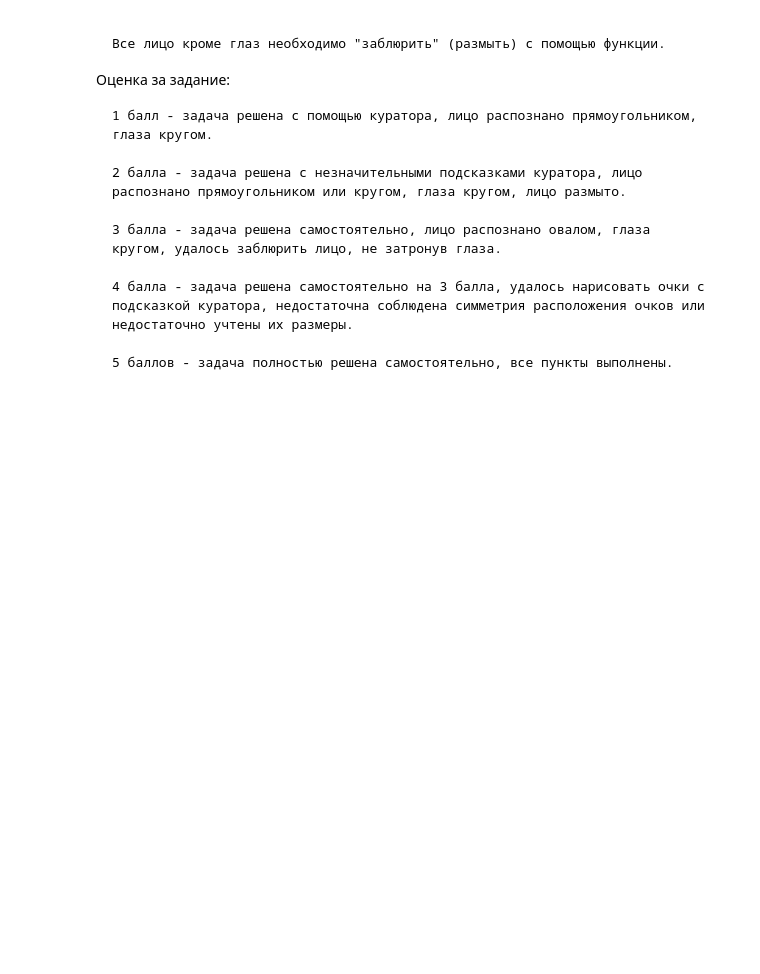
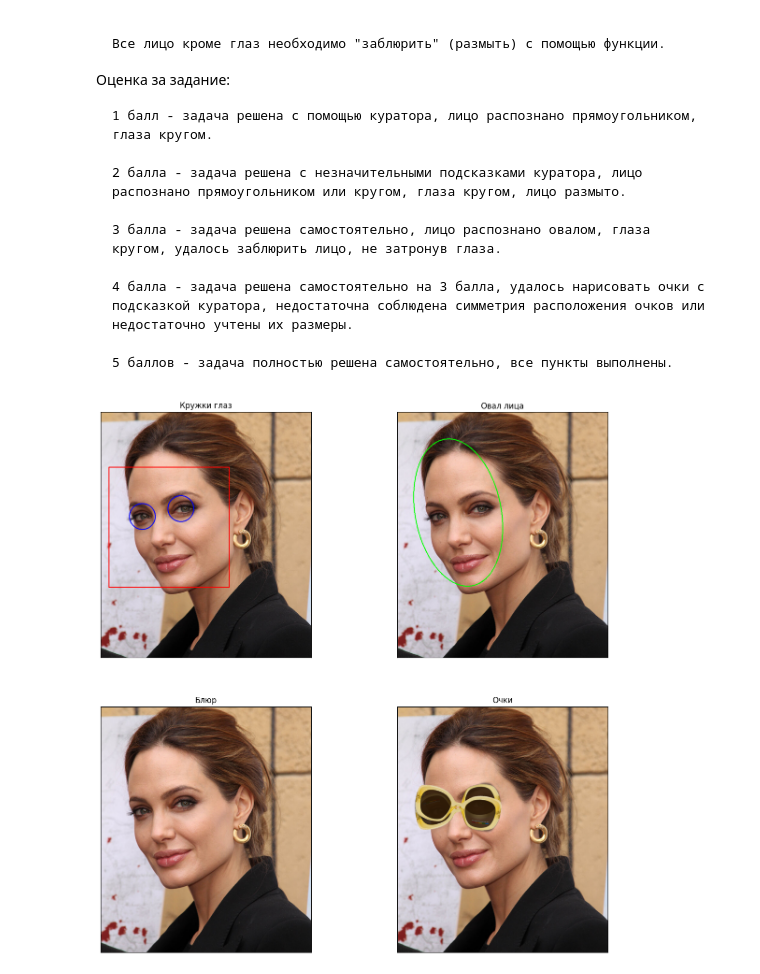
Before and after one commit to fedorkrikman/LessonsHub, a Jupyter notebook: lesson16/16-3v2.ipynb, the cells around one changed output. Saved outputs shown, nothing was run; the diff lists cells and outputs as text; code cells hidden in the pictures; blank space fills up the shorter version.

```diff
--- a/lesson16/16-3v2.ipynb
+++ b/lesson16/16-3v2.ipynb
@@ -116,5 +90,3 @@ def download_image():
-# %%
-IMAGE_NAME = download_image()
 # %%
 # Переменные
 
@@ -126,9 +98,12 @@ IMAGE_NAME = download_image()
 #IMAGE_NAME = download_image()
 #IMAGE_NAME = '13bd4b7de88421ff.webp'
 
+new_path = download_image()
+if new_path is not None:      # или: if new_path:
+    IMAGE_NAME = new_path
 
 
-GLASSES_NAME = 'glasses_direct.png'
+GLASSES_NAME = 'photos/glasses_direct_shadow.png'
 IMAGE_PATH = './photos/'
 # Загрузка изображения
 #img = cv2.imread(os.path.join(IMAGE_PATH, IMAGE_NAME))
@@ -140,0 +247,27 @@ img5 = img.copy() #img5 - Очки
+# %%
+# Вывод изображений
+
+fig, axes = pyplot.subplots(2, 2, figsize=(15, 15))
+axes[0, 0].imshow(cv2.cvtColor(img2, cv2.COLOR_BGR2RGB))
+axes[0, 0].set_xticks([])
+axes[0, 0].set_yticks([])
+axes[0, 0].set_title('Кружки глаз')
+
+axes[0, 1].imshow(cv2.cvtColor(img3, cv2.COLOR_BGR2RGB))
+axes[0, 1].set_xticks([])
+axes[0, 1].set_yticks([])
+axes[0, 1].set_title('Овал лица')
+
+axes[1, 0].imshow(cv2.cvtColor(img4, cv2.COLOR_BGR2RGB))
+axes[1, 0].set_xticks([])
+axes[1, 0].set_yticks([])
+axes[1, 0].set_title('Блюр')
+
+axes[1, 1].imshow(cv2.cvtColor(img5, cv2.COLOR_BGR2RGB))
+axes[1, 1].set_xticks([])
+axes[1, 1].set_yticks([])
+axes[1, 1].set_title('Очки')
+
+pyplot.show()
+# %% [output]
+[figure, added]
```
Also changed, not shown: parts of 7 cells of this notebook, 29 other files.
